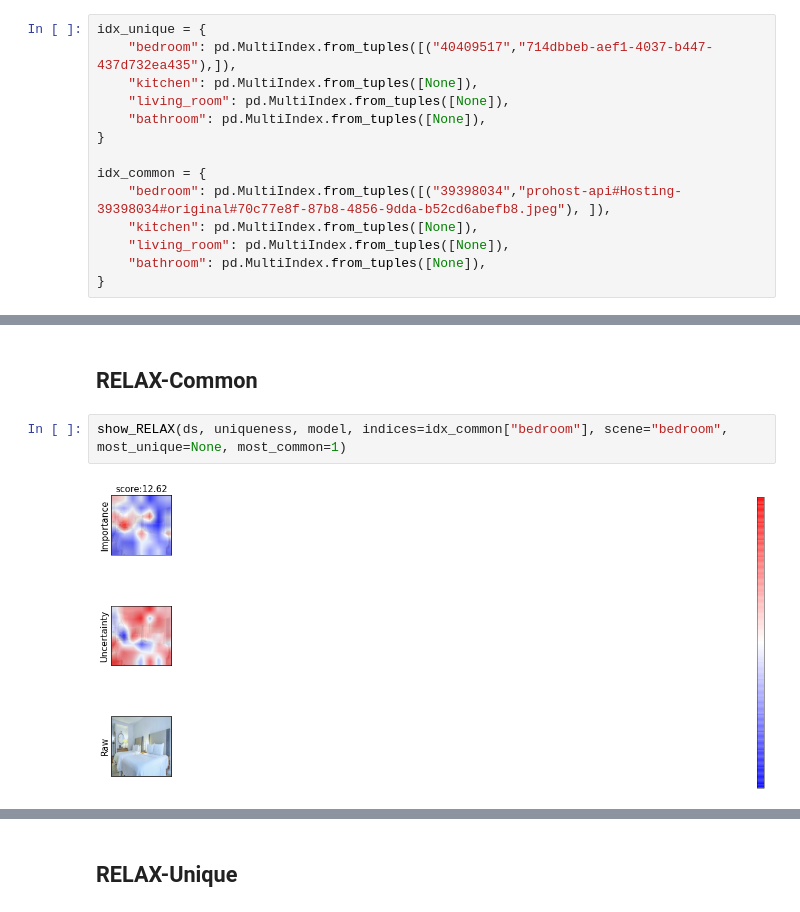
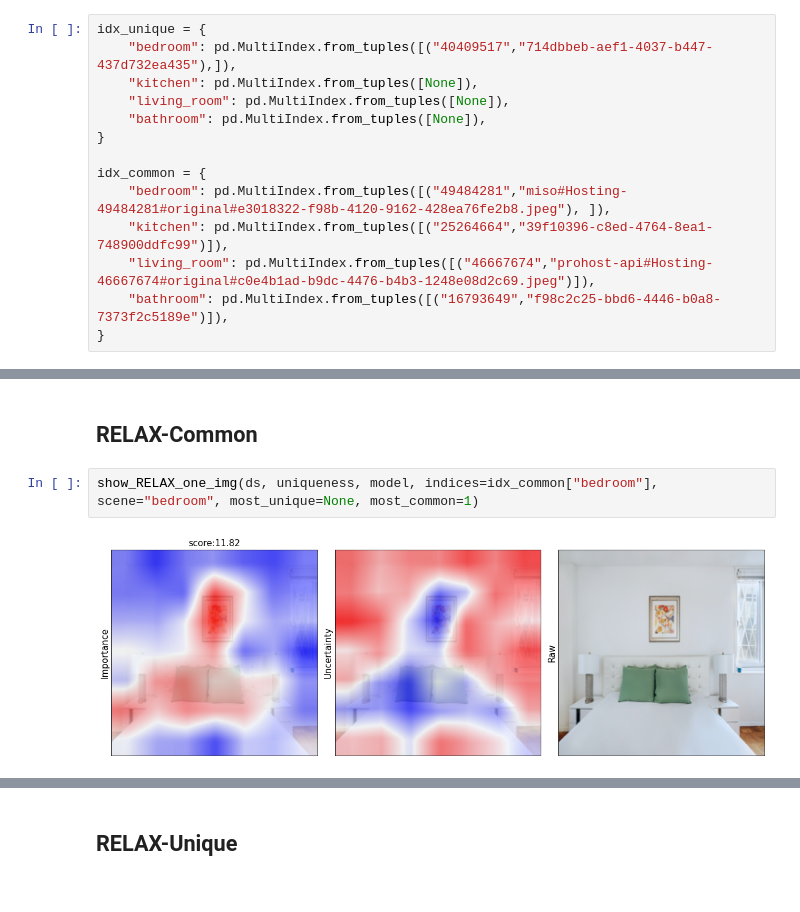
Before and after one commit to linhx25/image-uniqueness, a Jupyter notebook: model_interpretation_NY.ipynb, the cells around one changed output, grey strips where cells are left out. Cells and saved outputs as stored; diff of their text form.

```diff
--- a/model_interpretation_NY.ipynb
+++ b/model_interpretation_NY.ipynb
@@ -411,10 +385,10 @@ idx_unique = {
 }
 
 idx_common = {
-    "bedroom": pd.MultiIndex.from_tuples([("39398034","prohost-api#Hosting-39398034#original#70c77e8f-87b8-4856-9dda-b52cd6abefb8.jpeg"), ]),
-    "kitchen": pd.MultiIndex.from_tuples([None]),
-    "living_room": pd.MultiIndex.from_tuples([None]),
-    "bathroom": pd.MultiIndex.from_tuples([None]),
+    "bedroom": pd.MultiIndex.from_tuples([("49484281","miso#Hosting-49484281#original#e3018322-f98b-4120-9162-428ea76fe2b8.jpeg"), ]),
+    "kitchen": pd.MultiIndex.from_tuples([("25264664","39f10396-c8ed-4764-8ea1-748900ddfc99")]),
+    "living_room": pd.MultiIndex.from_tuples([("46667674","prohost-api#Hosting-46667674#original#c0e4b1ad-b9dc-4476-b4b3-1248e08d2c69.jpeg")]),
+    "bathroom": pd.MultiIndex.from_tuples([("16793649","f98c2c25-bbd6-4446-b0a8-7373f2c5189e")]),
 }
 # %%
 print_w_scenes(ds, uniqueness, indices=idx_unique["bedroom"], scene="bedroom", most_unique=1, most_common=None, display_index=False)
@@ -438,7 +415,7 @@ print_w_scenes(ds, uniqueness, indices=idx_common["bathroom"], scene="bathroom",
 # %% [markdown]
 ## RELAX-Common
 # %%
-show_RELAX(ds, uniqueness, model, indices=idx_common["bedroom"], scene="bedroom", most_unique=None, most_common=1)
+show_RELAX_one_img(ds, uniqueness, model, indices=idx_common["bedroom"], scene="bedroom", most_unique=None, most_common=1)
 # %% [output]
-[figure, old version]
+[figure, new version]
 # %%
```
Also changed, not shown: parts of 13 cells of this notebook, 4 other files.
